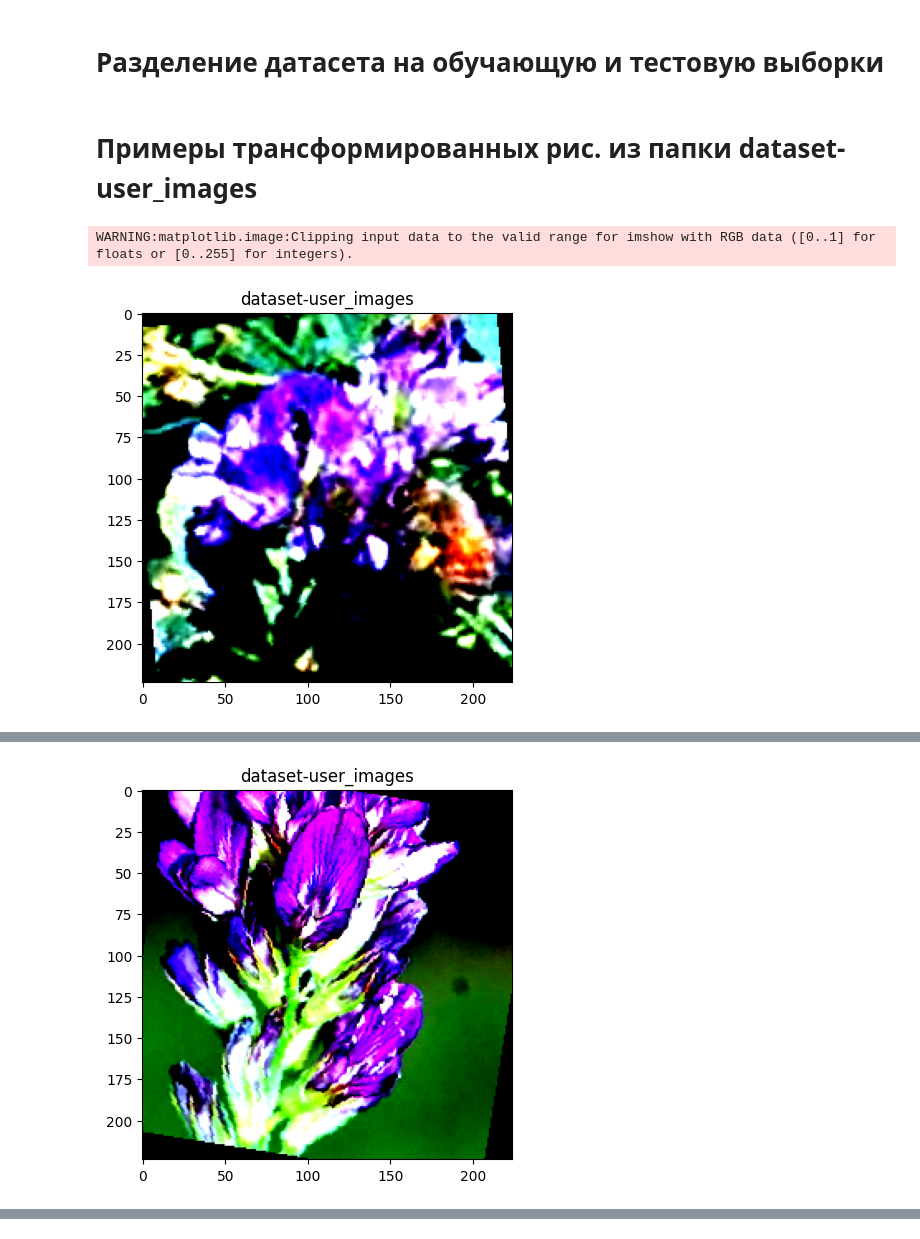
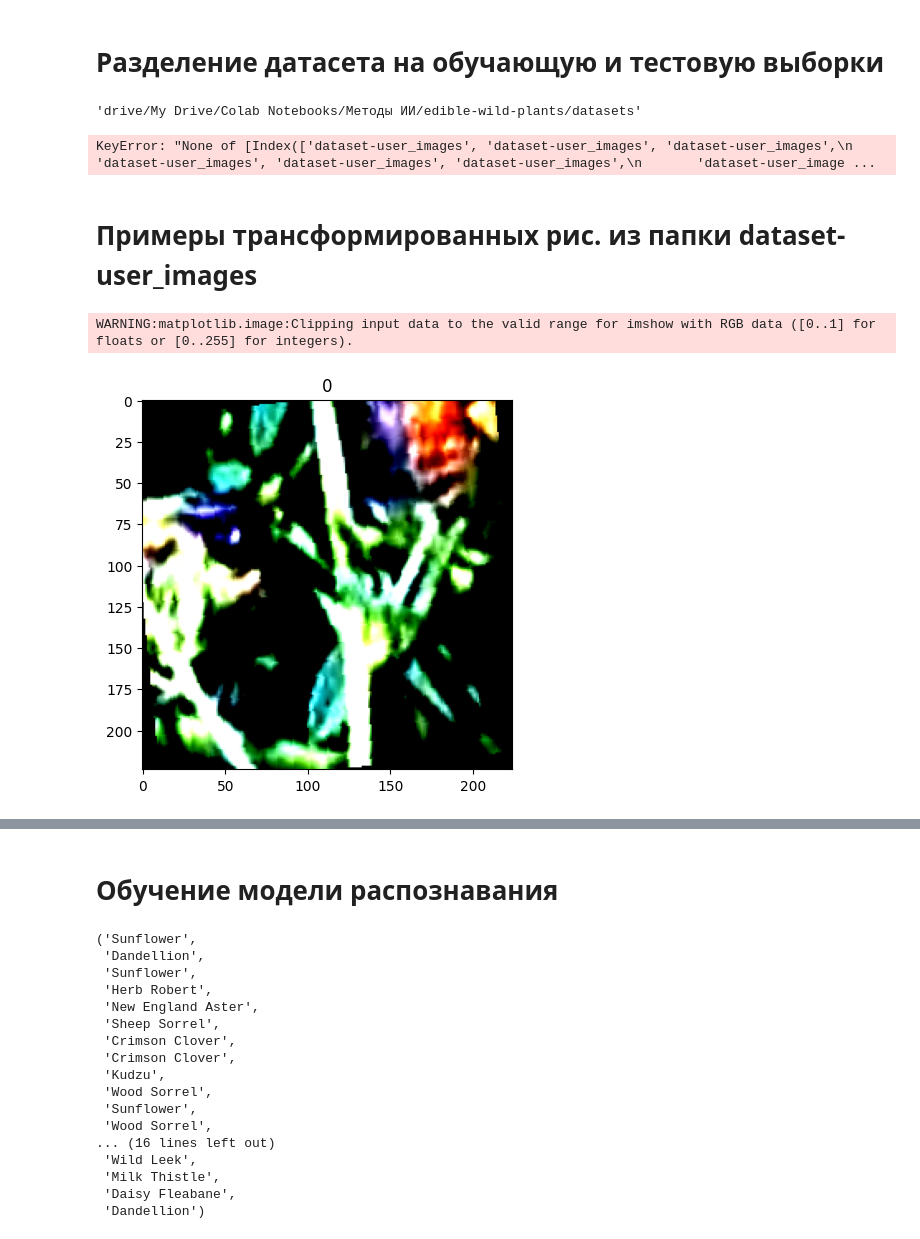
Before and after one commit to And0k/jupyter-space, a Jupyter notebook: Корж_А_МИИ_Распознавание_съедобных_дикорастущих_растений.ipynb, the cells around one changed output, grey strips where cells are left out. Drawn from its saved outputs; the diff is of its cells as text; code cells hidden in the pictures.

```diff
--- a/Корж_А_МИИ_Распознавание_съедобных_дикорастущих_растений.ipynb
+++ b/Корж_А_МИИ_Распознавание_съедобных_дикорастущих_растений.ipynb
@@ -162,11 +166,20 @@ classes found: 62
 
 
 class DatasetE(Dataset):
-    def __init__(self, root_dir, transform=None):
+    def __init__(self, root_dir, transform=None, target_transform=None):
         self.root_dir = root_dir
         self.transform = transform
-        self.image_paths = glob.glob(f'{root_dir}/**/*.jpg', recursive=True)
-        self.labels = [path.split('/')[-2] for path in self.image_paths]
+        self.target_transform = target_transform
+        self.image_paths = glob.glob(f'{root_dir}/**/*.jpg')  #, recursive=True
+        labels = [path.rsplit('/', 2)[1] for path in self.image_paths]
+        try:
+            self.labels = torch.tensor(df_in.loc[labels, 'Nr'].values)  # Convert labels to indices
+        except KeyError:
+            self.labels = [None for i in labels]
+        # self.labels = torch.tensor(self.labels)  # Convert labels to tensor
+
+
+        self.label_to_idx = df_in.loc[labels, 'Nr']  # mapping from label to index
 
     def __len__(self):
         return len(self.image_paths)
@@ -178,6 +191,8 @@ class DatasetE(Dataset):
 
         if self.transform:
             image = self.transform(image)
+        if self.target_transform:
+            label = self.target_transform(label)
 
         return image, label
 # %% [markdown]
@@ -195,24 +210,34 @@ data_transforms = v2.Compose([
 ])
 # %% [markdown]
 # Разделение датасета на обучающую и тестовую выборки
+# %%
+datasets_path
+# %% [output]
+'drive/My Drive/Colab Notebooks/Методы ИИ/edible-wild-plants/datasets'
 # %%
 # Split dataset into training and testing sets
 dataset = DatasetE(root_dir=datasets_path, transform=data_transforms)
-train_indices, test_indices = train_test_split(list(range(len(dataset))), test_size=0.2, random_state=42)
-
+train_indices, test_indices = train_test_split(
+    list(range(len(dataset))), test_size=0.2, random_state=1
+)
 train_dataset = torch.utils.data.Subset(dataset, train_indices)
 test_dataset = torch.utils.data.Subset(dataset, test_indices)
+# %% [output]
+KeyError: "None of [Index(['dataset-user_images', 'dataset-user_images', 'dataset-user_images',\n       'dataset-user_images', 'dataset-user_images', 'dataset-user_images',\n       'dataset-user_image ...
 # %% [markdown]
 # Примеры трансформированных рис. из папки dataset-user_images
 # %%
 # Load and display examples from user images dataset
-user_images_dataset = DatasetE(root_dir=f'{datasets_path}/dataset-user_images', transform=data_transforms)
+user_images_dataset = DatasetE(
+    root_dir=f'{datasets_path}/dataset-user_images',
+    transform=data_transforms
+)
 
 for i in range(5):
     image, label = user_images_dataset[i]
     plt.imshow(image.permute(1, 2, 0))
     plt.title(label)
     plt.show()
 # %% [output]
 WARNING:matplotlib.image:Clipping input data to the valid range for imshow with RGB data ([0..1] for floats or [0..255] for integers).
-[figure, old version]
+[figure, new version]
@@ -220 +244,0 @@ WARNING:matplotlib.image:Clipping input data to the valid range for imshow with
-[figure, removed]
@@ -226,0 +245,22 @@ WARNING:matplotlib.image:Clipping input data to the valid range for imshow with
+# %% [markdown]
+# Обучение модели распознавания
+# %%
+labels
+# %% [output]
+('Sunflower',
+ 'Dandellion',
+ 'Sunflower',
+ 'Herb Robert',
+ 'New England Aster',
+ 'Sheep Sorrel',
+ 'Crimson Clover',
+ 'Crimson Clover',
+ 'Kudzu',
+ 'Wood Sorrel',
+ 'Sunflower',
+ 'Wood Sorrel',
+... (16 lines left out)
+ 'Wild Leek',
+ 'Milk Thistle',
+ 'Daisy Fleabane',
+ 'Dandellion')
```
Also changed, not shown: parts of 3 cells of this notebook.
